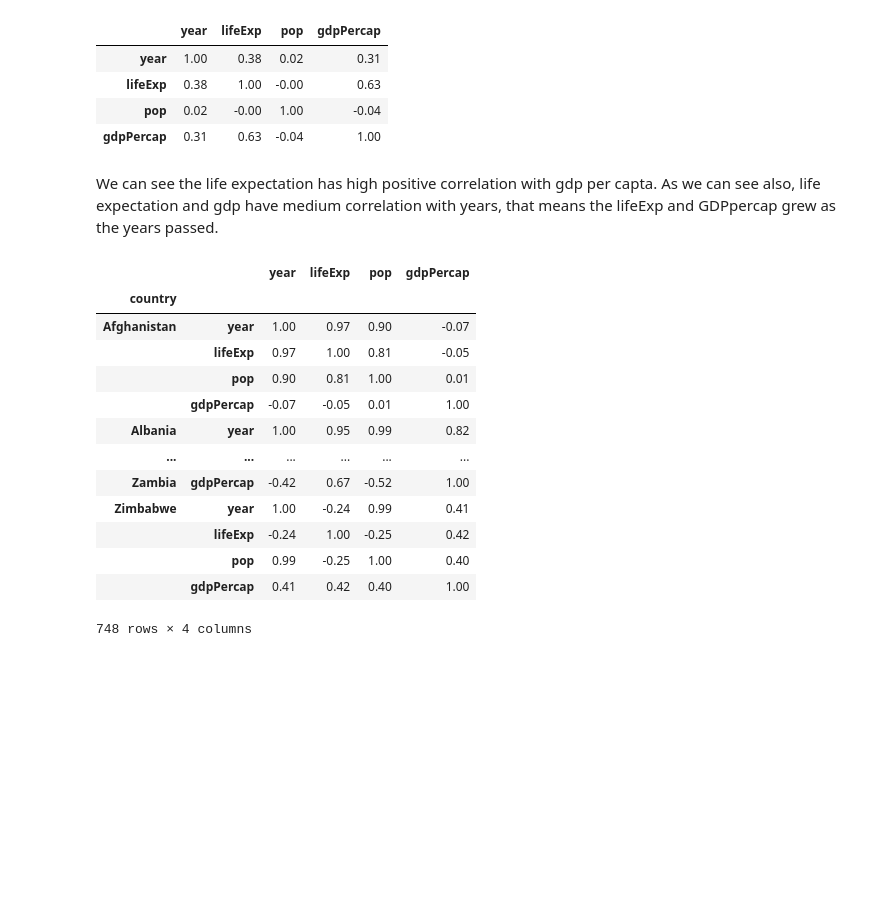
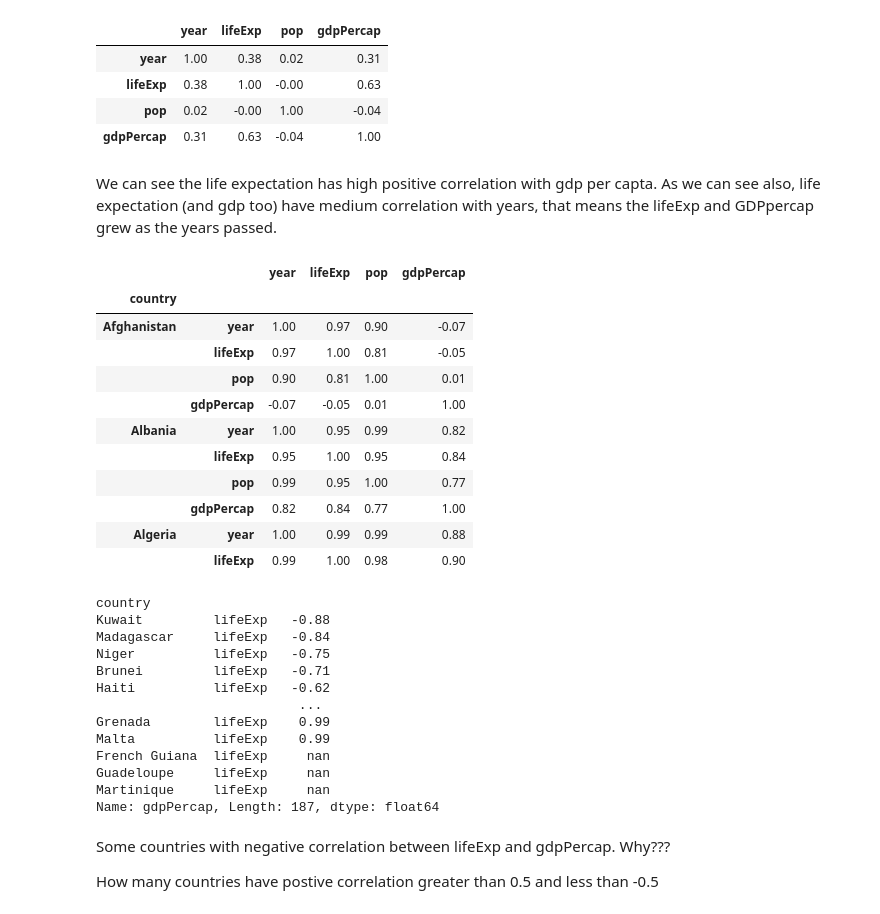
Before and after one commit to avellozo/DIO, a Jupyter notebook: Carrefour/Gapminder.ipynb, the cells around one changed output. Saved outputs shown, nothing was run; the diff lists cells and outputs as text; code cells hidden in the pictures; blank space fills up the shorter version.

Commit message:
added simple correlation analysis

```diff
--- a/Carrefour/Gapminder.ipynb
+++ b/Carrefour/Gapminder.ipynb
@@ -905,21 +907,41 @@ df.corr()
 | gdpPercap | 0.31 | 0.63 | -0.04 | 1.00 |
 # %% [markdown]
 We can see the life expectation has high positive correlation with gdp per capta.
-As we can see also, life expectation and gdp have medium correlation with years, that means the lifeExp and GDPpercap grew as the years passed.
+As we can see also, life expectation (and gdp too) have medium correlation with years, that means the lifeExp and GDPpercap grew as the years passed.
 # %%
-df.groupby("country").corr()
+corr = df.groupby("country").corr()
+corr.head(10)
 # %% [output]
 |  |  | year | lifeExp | pop | gdpPercap |
 | country |  |  |  |  |  |
 | Afghanistan | year | 1.00 | 0.97 | 0.90 | -0.07 |
 |  | lifeExp | 0.97 | 1.00 | 0.81 | -0.05 |
 |  | pop | 0.90 | 0.81 | 1.00 | 0.01 |
 |  | gdpPercap | -0.07 | -0.05 | 0.01 | 1.00 |
 | Albania | year | 1.00 | 0.95 | 0.99 | 0.82 |
-| ... | ... | ... | ... | ... | ... |
-| Zambia | gdpPercap | -0.42 | 0.67 | -0.52 | 1.00 |
-| Zimbabwe | year | 1.00 | -0.24 | 0.99 | 0.41 |
-|  | lifeExp | -0.24 | 1.00 | -0.25 | 0.42 |
-|  | pop | 0.99 | -0.25 | 1.00 | 0.40 |
-|  | gdpPercap | 0.41 | 0.42 | 0.40 | 1.00 |
+|  | lifeExp | 0.95 | 1.00 | 0.95 | 0.84 |
+|  | pop | 0.99 | 0.95 | 1.00 | 0.77 |
+|  | gdpPercap | 0.82 | 0.84 | 0.77 | 1.00 |
+| Algeria | year | 1.00 | 0.99 | 0.99 | 0.88 |
+|  | lifeExp | 0.99 | 1.00 | 0.98 | 0.90 |
-748 rows × 4 columns
+# %%
+corr_lifeExp_gdpPercap = corr.loc[(slice(None) , 'lifeExp'), 'gdpPercap']
+corr_lifeExp_gdpPercap.sort_values()
+# %% [output]
+country
+Kuwait         lifeExp   -0.88
+Madagascar     lifeExp   -0.84
+Niger          lifeExp   -0.75
+Brunei         lifeExp   -0.71
+Haiti          lifeExp   -0.62
+                          ...
+Grenada        lifeExp    0.99
+Malta          lifeExp    0.99
+French Guiana  lifeExp     nan
+Guadeloupe     lifeExp     nan
+Martinique     lifeExp     nan
+Name: gdpPercap, Length: 187, dtype: float64
+# %% [markdown]
+Some countries with negative correlation between lifeExp and gdpPercap. Why???
+
+How many countries have postive correlation greater than 0.5 and less than -0.5
```
Also changed, not shown: parts of 65 cells of this notebook.
